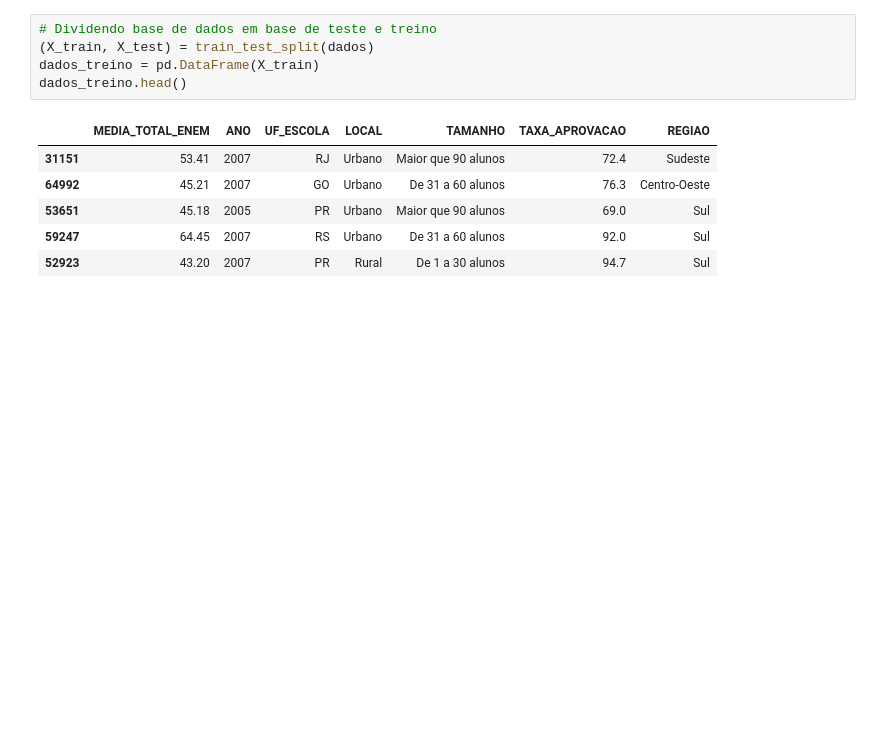
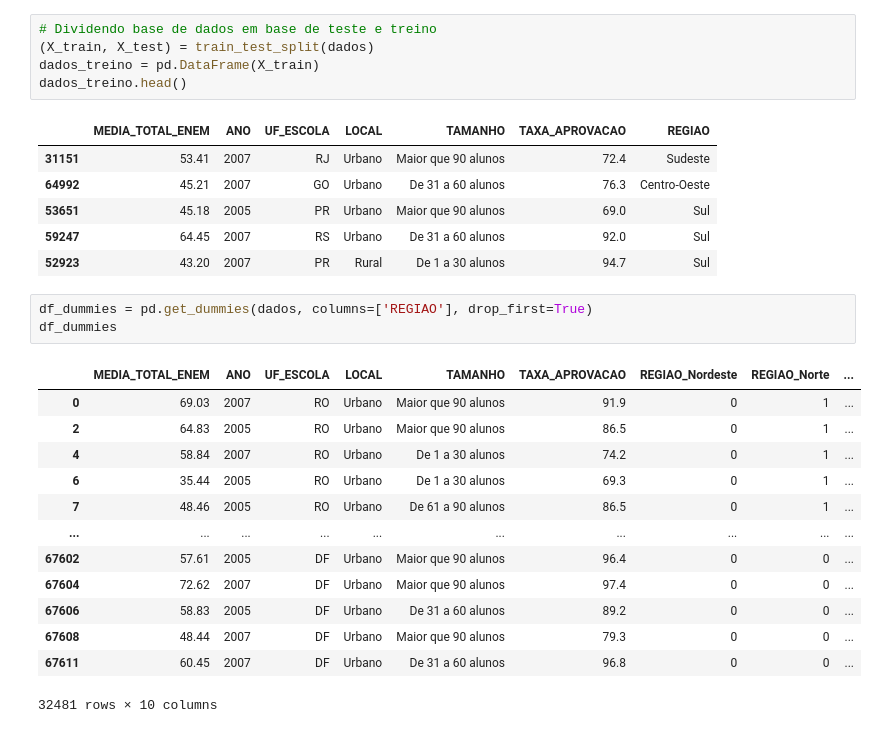
Before and after one commit to LuanaPLGuimaraes/Grupo12A_Projeto2_CDados, a Jupyter notebook: mineracao.ipynb, the cells around one changed output. Cells and saved outputs as stored; diff of their text form; blank space fills up the shorter version.

```diff
--- a/mineracao.ipynb
+++ b/mineracao.ipynb
@@ -398,3 +398,20 @@ dados_treino.head()
 | 53651 | 45.18 | 2005 | PR | Urbano | Maior que 90 alunos | 69.0 | Sul |
 | 59247 | 64.45 | 2007 | RS | Urbano | De 31 a 60 alunos | 92.0 | Sul |
 | 52923 | 43.20 | 2007 | PR | Rural | De 1 a 30 alunos | 94.7 | Sul |
+# %%
+df_dummies = pd.get_dummies(dados, columns=['REGIAO'], drop_first=True)
+df_dummies
+# %% [output]
+|  | MEDIA_TOTAL_ENEM | ANO | UF_ESCOLA | LOCAL | TAMANHO | TAXA_APROVACAO | REGIAO_Nordeste | REGIAO_Norte | ... |
+| 0 | 69.03 | 2007 | RO | Urbano | Maior que 90 alunos | 91.9 | 0 | 1 | ... |
+| 2 | 64.83 | 2005 | RO | Urbano | Maior que 90 alunos | 86.5 | 0 | 1 | ... |
+| 4 | 58.84 | 2007 | RO | Urbano | De 1 a 30 alunos | 74.2 | 0 | 1 | ... |
+| 6 | 35.44 | 2005 | RO | Urbano | De 1 a 30 alunos | 69.3 | 0 | 1 | ... |
+| 7 | 48.46 | 2005 | RO | Urbano | De 61 a 90 alunos | 86.5 | 0 | 1 | ... |
+| ... | ... | ... | ... | ... | ... | ... | ... | ... | ... |
+| 67602 | 57.61 | 2005 | DF | Urbano | Maior que 90 alunos | 96.4 | 0 | 0 | ... |
+| 67604 | 72.62 | 2007 | DF | Urbano | Maior que 90 alunos | 97.4 | 0 | 0 | ... |
+| 67606 | 58.83 | 2005 | DF | Urbano | De 31 a 60 alunos | 89.2 | 0 | 0 | ... |
+| 67608 | 48.44 | 2007 | DF | Urbano | Maior que 90 alunos | 79.3 | 0 | 0 | ... |
+| 67611 | 60.45 | 2007 | DF | Urbano | De 31 a 60 alunos | 96.8 | 0 | 0 | ... |
+32481 rows × 10 columns
```
